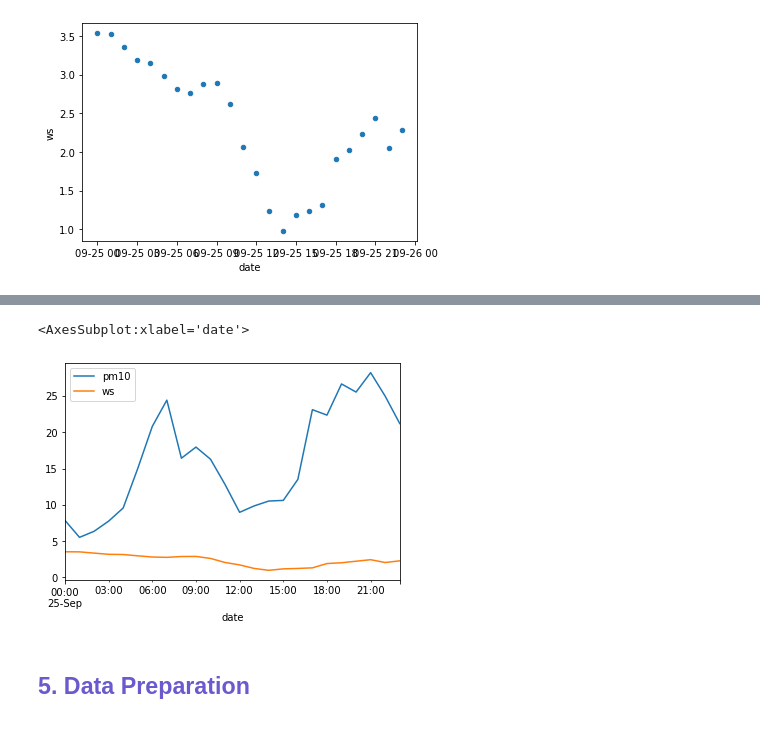
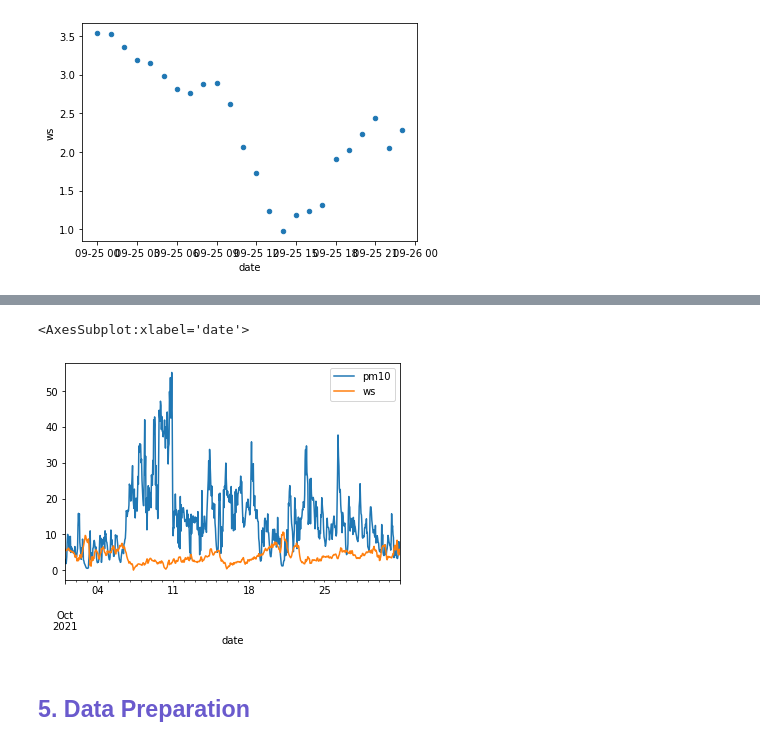
Before and after one commit to rawan-a-d/Air-Quality-Prediction, a Jupyter notebook: notebook.ipynb, the cells around one changed output, grey strips where cells are left out. Cells and saved outputs as stored; diff of their text form; code cells hidden in the pictures.

```diff
--- a/notebook.ipynb
+++ b/notebook.ipynb
@@ -173,11 +173,13 @@ df_meteo_air_pollution.corr()
 | no | -0.024208 | -0.107638 | -0.470274 | -0.430816 | -0.128986 | -0.134422 | 0.419273 | 0.178604 | 0.674611 | 1.000000 | 0.309740 |
 | so2 | -0.000279 | -0.093911 | -0.273122 | -0.330779 | -0.259867 | -0.023144 | 0.354938 | 0.162552 | 0.362617 | 0.309740 | 1.000000 |
 # %%
-one_day_df_meteo_air_pollution = pd.merge(one_day, df_air_pollution[['PC4','date', 'pm10', 'pm2.5', 'no2',	'no', 'so2']], on=['PC4', 'date'])
-one_day_df_meteo_air_pollution.plot(x='date', y=['pm10','ws'])
+one_month = postalcode[postalcode['date']. dt. strftime('%Y-%m')=='2021-10']
+
+one_month_df_meteo_air_pollution = pd.merge(one_month, df_air_pollution[['PC4','date', 'pm10', 'pm2.5', 'no2', 'no', 'so2']], on=['PC4', 'date'])
+one_month_df_meteo_air_pollution.plot(x='date', y=['pm10','ws'])
 # %% [output]
 <AxesSubplot:xlabel='date'>
-[figure, old version]
+[figure, new version]
 # %% [markdown]
 <h2><font color=slateblue> 5. Data Preparation </font></h2>
 # %% [markdown]
```
